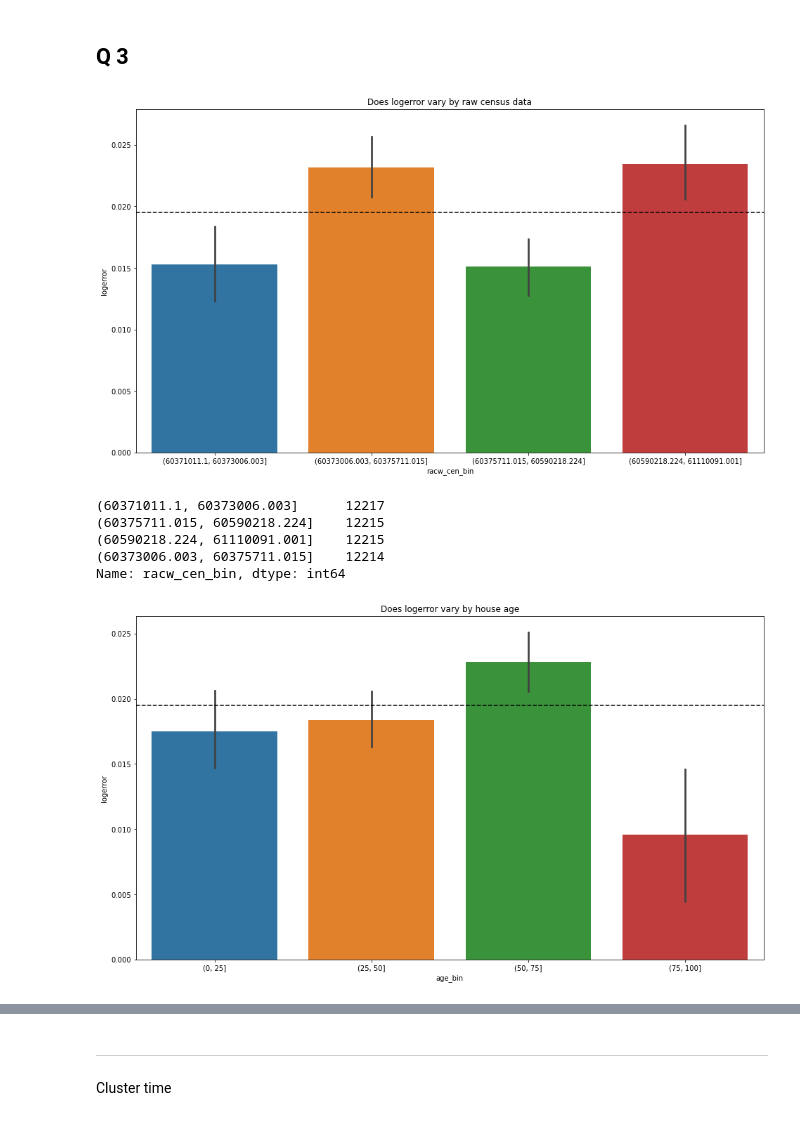
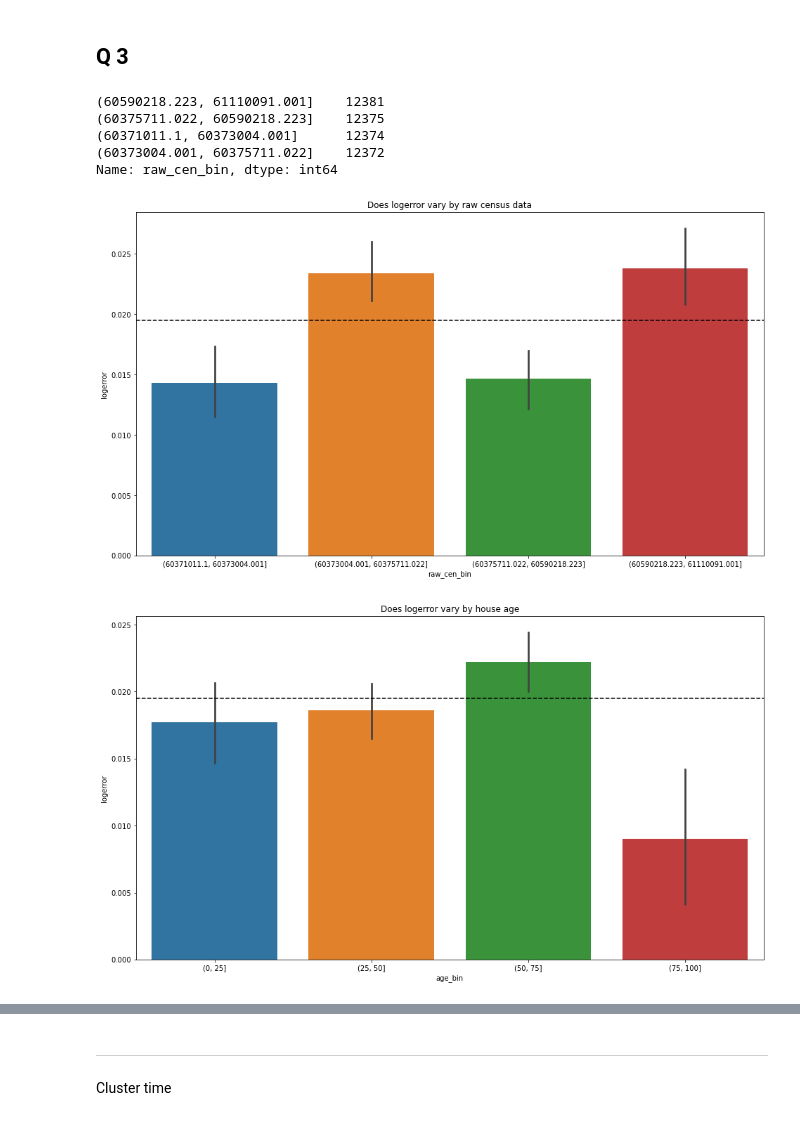
Before and after one commit to JaradAng/zillow_clutering_project, a Jupyter notebook: explore.ipynb, the cells around one changed output, grey strips where cells are left out. Saved outputs shown, nothing was run; the diff lists cells and outputs as text; code cells hidden in the pictures.

```diff
--- a/explore.ipynb
+++ b/explore.ipynb
@@ -282,3 +317,6 @@ train['polar_bin'] = pd.qcut(train['polar_combo'],q=6)
+# %%
+validate['polar_bin'] = pd.cut(validate.polar_combo, [-3.0469999999999997, -2.148, -1.891, -1.671, -1.461, -1.26, 3.018])
+test['polar_bin'] = pd.cut(test.polar_combo, [-3.0469999999999997, -2.148, -1.891, -1.671, -1.461, -1.26, 3.018])
 # %%
 plt.figure(figsize=(16, 9))
 sns.barplot(data = train, x='polar_bin', y='logerror')
@@ -300,32 +338,39 @@ plt.show()
 # %% [markdown]
 ## Q 3
+# %%
+# train['raw_cen_bin'] = pd.qcut(train['rawcensustractandblock'],q=4)
+train['raw_cen_bin'] = pd.cut(train.rawcensustractandblock, [60371011.1, 60373004.001, 60375711.022, 60590218.223, 61110091.001])
+train.raw_cen_bin.value_counts(ascending=False)
+# %% [output]
+(60590218.223, 61110091.001]    12381
+(60375711.022, 60590218.223]    12375
+(60371011.1, 60373004.001]      12374
+(60373004.001, 60375711.022]    12372
+Name: raw_cen_bin, dtype: int64
+# %%
+validate['raw_cen_bin'] = pd.cut(validate.rawcensustractandblock, [60371011.1, 60373004.001, 60375711.022, 60590218.223, 61110091.001])
+test['raw_cen_bin'] = pd.cut(test.rawcensustractandblock, [60371011.1, 60373004.001, 60375711.022, 60590218.223, 61110091.001])
 # %%
-train['racw_cen_bin'] = pd.qcut(train['rawcensustractandblock'],q=4)
+
 
 plt.figure(figsize=(16, 9))
-sns.barplot(data = train, x='racw_cen_bin', y='logerror')
+sns.barplot(data = train, x='raw_cen_bin', y='logerror')
 plt.title('Does logerror vary by raw census data')
 plt.axhline(logmean, ls = '--', color = 'black')
 plt.show()
 # %% [output]
-[figure, old version]
+[figure, new version]
-# %%
-train.racw_cen_bin.value_counts()
-# %% [output]
-(60371011.1, 60373006.003]      12217
-(60375711.015, 60590218.224]    12215
-(60590218.224, 61110091.001]    12215
-(60373006.003, 60375711.015]    12214
-Name: racw_cen_bin, dtype: int64
 # %%
 train['age_bin'] = pd.cut(train.house_age,[0,25, 50, 75, 100])
+validate['age_bin'] = pd.cut(validate.house_age,[0,25, 50, 75, 100])
+test['age_bin'] = pd.cut(test.house_age,[0,25, 50, 75, 100])
 
 plt.figure(figsize=(16, 9))
 sns.barplot(data = train, x='age_bin', y='logerror')
 plt.title('Does logerror vary by house age')
 plt.axhline(logmean, ls = '--', color = 'black')
 plt.show()
 # %% [output]
-[figure, old version]
+[figure, new version]
 # %%
 train['weird_ratio'] = df.calculatedfinishedsquarefeet * df.bed_bath_ratio
```
Also changed, not shown: parts of 60 cells of this notebook, 5 other files.
